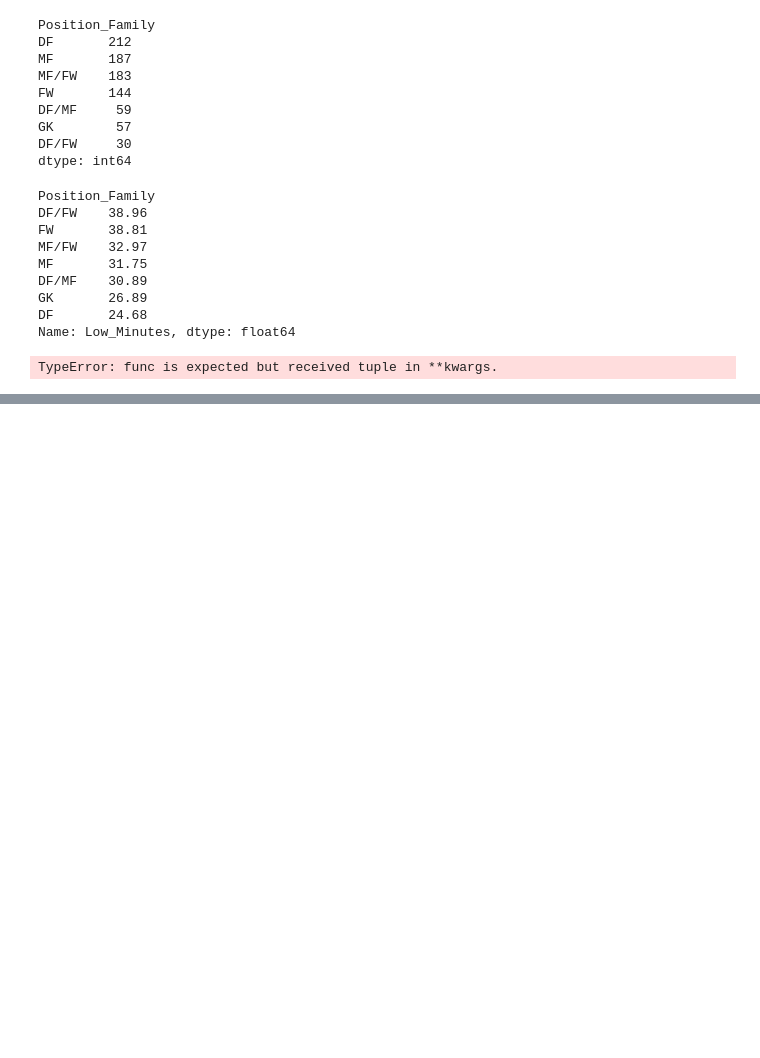
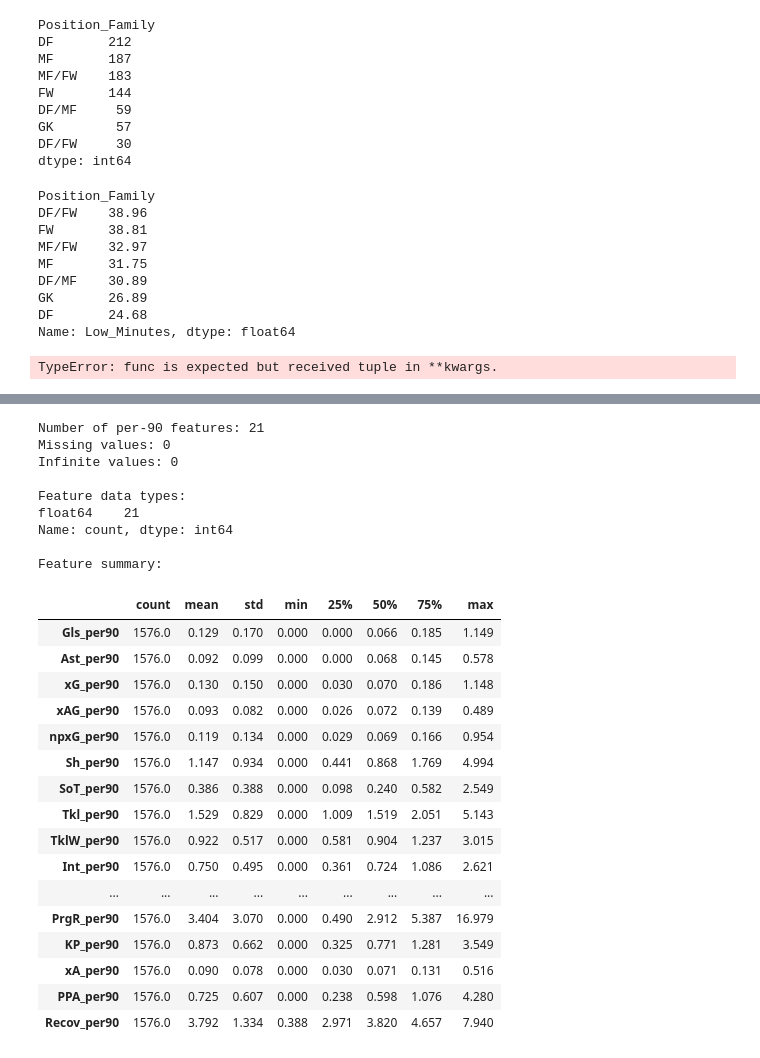
Before and after one commit to ApoorvaKharga/football-player-recommender, a Jupyter notebook: notebooks/01_dataset_audit.ipynb, the cells around one changed output, grey strips where cells are left out. Cells and saved outputs as stored; diff of their text form; code cells hidden in the pictures; blank space fills up the shorter version.

```diff
--- a/notebooks/01_dataset_audit.ipynb
+++ b/notebooks/01_dataset_audit.ipynb
@@ -956,0 +1511,19 @@ TypeError: func is expected but received tuple in **kwargs.
+# %%
+# 8M — Create the eligible player pool
+
+MIN_MINUTES = 900
+
+df_model_pool = df_player_season[
+    df_player_season["Min"] >= MIN_MINUTES
+].copy()
+
+print("Minimum minutes threshold:", MIN_MINUTES)
+print("Eligible player records:", len(df_model_pool))
+print("Unique eligible players:", df_model_pool["Player"].nunique())
+print("Minimum minutes in pool:", df_model_pool["Min"].min())
+print("Maximum minutes in pool:", df_model_pool["Min"].max())
+
+print("\nPlaying-time summary:")
+display(
+    df_model_pool["Min"].describe().to_frame().round(1)
+)
@@ -956,0 +1860,58 @@ TypeError: func is expected but received tuple in **kwargs.
+# %%
+# Cell 8R: Validate per-90 features
+
+import numpy as np
+
+# Identify the 21 per-90 feature columns
+per90_features = [
+    col for col in df_features.columns
+    if col.endswith("_per90")
+]
+
+print("Number of per-90 features:", len(per90_features))
+
+# Check for missing and infinite values
+print(
+    "Missing values:",
+    df_features[per90_features].isna().sum().sum()
+)
+
+print(
+    "Infinite values:",
+    np.isinf(df_features[per90_features].to_numpy()).sum()
+)
+
+# Check feature data types
+print("\nFeature data types:")
+print(df_features[per90_features].dtypes.value_counts())
+
+# Inspect feature distributions
+print("\nFeature summary:")
+display(df_features[per90_features].describe().T.round(3))
+# %% [output]
+Number of per-90 features: 21
+Missing values: 0
+Infinite values: 0
+
+Feature data types:
+float64    21
+Name: count, dtype: int64
+
+Feature summary:
+|  | count | mean | std | min | 25% | 50% | 75% | max |
+| Gls_per90 | 1576.0 | 0.129 | 0.170 | 0.000 | 0.000 | 0.066 | 0.185 | 1.149 |
+| Ast_per90 | 1576.0 | 0.092 | 0.099 | 0.000 | 0.000 | 0.068 | 0.145 | 0.578 |
+| xG_per90 | 1576.0 | 0.130 | 0.150 | 0.000 | 0.030 | 0.070 | 0.186 | 1.148 |
+| xAG_per90 | 1576.0 | 0.093 | 0.082 | 0.000 | 0.026 | 0.072 | 0.139 | 0.489 |
+| npxG_per90 | 1576.0 | 0.119 | 0.134 | 0.000 | 0.029 | 0.069 | 0.166 | 0.954 |
+| Sh_per90 | 1576.0 | 1.147 | 0.934 | 0.000 | 0.441 | 0.868 | 1.769 | 4.994 |
+| SoT_per90 | 1576.0 | 0.386 | 0.388 | 0.000 | 0.098 | 0.240 | 0.582 | 2.549 |
+| Tkl_per90 | 1576.0 | 1.529 | 0.829 | 0.000 | 1.009 | 1.519 | 2.051 | 5.143 |
+| TklW_per90 | 1576.0 | 0.922 | 0.517 | 0.000 | 0.581 | 0.904 | 1.237 | 3.015 |
+| Int_per90 | 1576.0 | 0.750 | 0.495 | 0.000 | 0.361 | 0.724 | 1.086 | 2.621 |
+| ... | ... | ... | ... | ... | ... | ... | ... | ... |
+| PrgR_per90 | 1576.0 | 3.404 | 3.070 | 0.000 | 0.490 | 2.912 | 5.387 | 16.979 |
+| KP_per90 | 1576.0 | 0.873 | 0.662 | 0.000 | 0.325 | 0.771 | 1.281 | 3.549 |
+| xA_per90 | 1576.0 | 0.090 | 0.078 | 0.000 | 0.030 | 0.071 | 0.131 | 0.516 |
+| PPA_per90 | 1576.0 | 0.725 | 0.607 | 0.000 | 0.238 | 0.598 | 1.076 | 4.280 |
+| Recov_per90 | 1576.0 | 3.792 | 1.334 | 0.388 | 2.971 | 3.820 | 4.657 | 7.940 |
```
Also changed, not shown: parts of 58 cells of this notebook.
